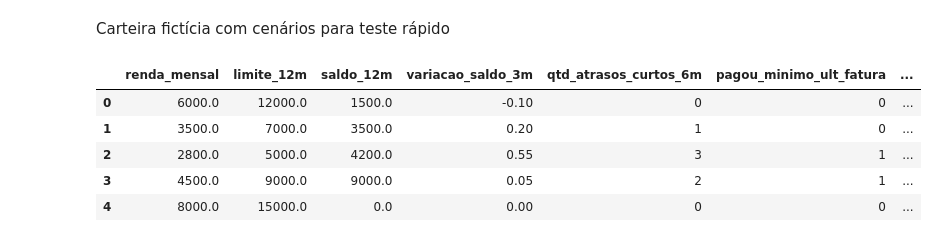
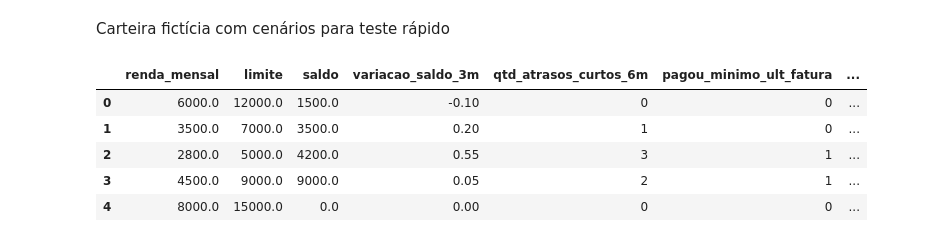
Before and after one commit to Adriel-Oliveira17/Exposure-At-Default-EAD-credit-ML-model, a Jupyter notebook: modelo.ipynb, the cells around one changed output. Drawn from its saved outputs; the diff is of its cells as text; code cells hidden in the pictures.

```diff
--- a/modelo.ipynb
+++ b/modelo.ipynb
@@ -180,7 +204,7 @@ df_copy
 # %%
-df_copy['taxa_utilizacao_12m'] = df_copy['saldo_12m'] / df_copy['limite_12m']
+df_copy['taxa_utilizacao'] = df_copy['saldo'] / df_copy['limite']
 
-df_copy['comprometimento_renda'] = df_copy['saldo_12m'] / df_copy['renda_mensal']
+df_copy['comprometimento_renda'] = df_copy['saldo'] / df_copy['renda_mensal']
 # %%
 df_copy.columns
 # %% [output]
@@ -192,4 +215,4 @@ Index(['Unnamed: 0', 'safra_default', 'renda_mensal', 'limite_12m',
       dtype='object')
 # %%
-features = ['limite_12m', 'saldo_12m', 'qtd_atrasos_curtos_6m', 'pagou_minimo_ult_fatura', 'variacao_saldo_3m' , 'taxa_utilizacao_12m', 'comprometimento_renda']
+features = ['limite', 'saldo', 'qtd_atrasos_curtos_6m', 'pagou_minimo_ult_fatura', 'variacao_saldo_3m' , 'taxa_utilizacao', 'comprometimento_renda']
 # %% [markdown]
@@ -200,7 +225,7 @@ features = ['limite_12m', 'saldo_12m', 'qtd_atrasos_curtos_6m', 'pagou_minimo_ul
 # %%
-treino = df_copy[df_copy['safra_default'].isin([2022, 2023, 2024]) ].copy()
+treino = df_copy[df_copy['safra_obs'].isin([2022, 2023, 2024]) ].copy()
 
 alvo = treino['ccf_realizado']
 
-teste = df_copy[df_copy['safra_default'] == 2025].copy()
+teste = df_copy[df_copy['safra_obs'] == 2025].copy()
 # %% [markdown]
@@ -284,23 +324,18 @@ Exemplo de 5 clientes da safra de teste (2025):
   - Caso contrário (`limite_livre_12m <= 0`): define o EAD como sendo o próprio `saldo_12m`.
 # %%
 def prever_ead_carteira_completa(df_carteira, modelo_ccf):
-    """
-    Aplica a regra completa em produção:
-    - Se o cliente tem limite livre > 0: usa a fórmula com o CCF do modelo.
-    - Se o cliente já estorou 100% do limite: o EAD é o próprio saldo atual.
-    """
 
     dados = df_carteira.copy()
-    dados['limite_livre_12m'] = dados['limite_12m'] - dados['saldo_12m']
-    dados['taxa_utilizacao_12m'] = dados['saldo_12m'] / dados['limite_12m']
-    dados['comprometimento_renda'] = dados['saldo_12m'] / dados['renda_mensal']
+    dados['limite_livre'] = dados['limite'] - dados['saldo']
+    dados['taxa_utilizacao'] = dados['saldo'] / dados['limite']
+    dados['comprometimento_renda'] = dados['saldo'] / dados['renda_mensal']
 
     ccf_estimado = np.clip(modelo_ccf.predict(dados[features]), 0.0, 1.0)
 
     ead_final = np.where(
-        dados['limite_livre_12m'] > 0,
-        dados['saldo_12m'] + ccf_estimado * (dados['limite_livre_12m']),
-        dados['saldo_12m']
+        dados['limite_livre'] > 0,
+        dados['saldo'] + ccf_estimado * (dados['limite_livre']),
+        dados['saldo']
     )
 
     return pd.Series(ead_final, index = df_carteira.index).round(2)
@@ -309,17 +344,17 @@ Carteira fictícia com cenários para teste rápido
 # %%
 novos_clientes = pd.DataFrame({
     'renda_mensal': [6000.0, 3500.0, 2800.0, 4500.0, 8000.0],
-    'limite_12m': [12000.0, 7000.0, 5000.0, 9000.0, 15000.0],
-    'saldo_12m': [1500.0, 3500.0, 4200.0, 9000.0, 0.0],
+    'limite': [12000.0, 7000.0, 5000.0, 9000.0, 15000.0],
+    'saldo': [1500.0, 3500.0, 4200.0, 9000.0, 0.0],
     'variacao_saldo_3m': [-0.10, 0.20, 0.55, 0.05, 0.00],
     'qtd_atrasos_curtos_6m': [0, 1, 3, 2, 0],
     'pagou_minimo_ult_fatura': [0, 0, 1, 1, 0]
 })
 
 novos_clientes['ead_previsto'] = prever_ead_carteira_completa(novos_clientes, modelo_ccf)
 novos_clientes
 # %% [output]
-|  | renda_mensal | limite_12m | saldo_12m | variacao_saldo_3m | qtd_atrasos_curtos_6m | pagou_minimo_ult_fatura | ... |
+|  | renda_mensal | limite | saldo | variacao_saldo_3m | qtd_atrasos_curtos_6m | pagou_minimo_ult_fatura | ... |
 | 0 | 6000.0 | 12000.0 | 1500.0 | -0.10 | 0 | 0 | ... |
 | 1 | 3500.0 | 7000.0 | 3500.0 | 0.20 | 1 | 0 | ... |
 | 2 | 2800.0 | 5000.0 | 4200.0 | 0.55 | 3 | 1 | ... |
```
Also changed, not shown: parts of 23 cells of this notebook, 1 other file.
